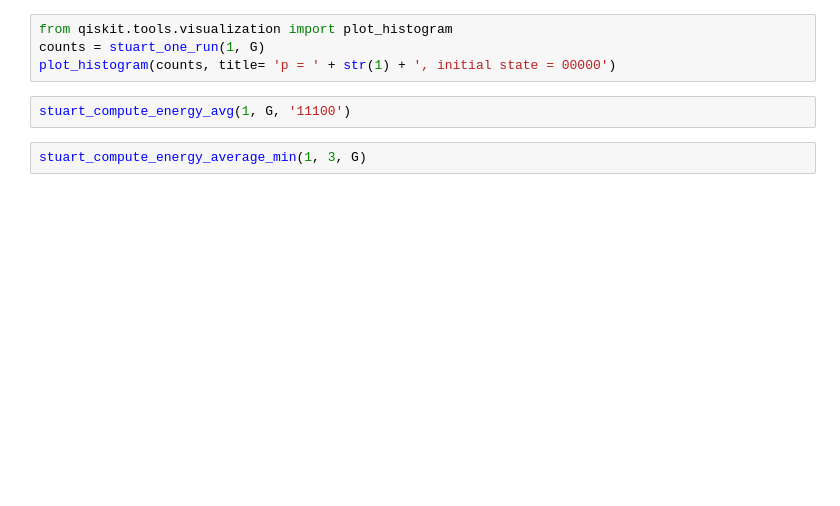
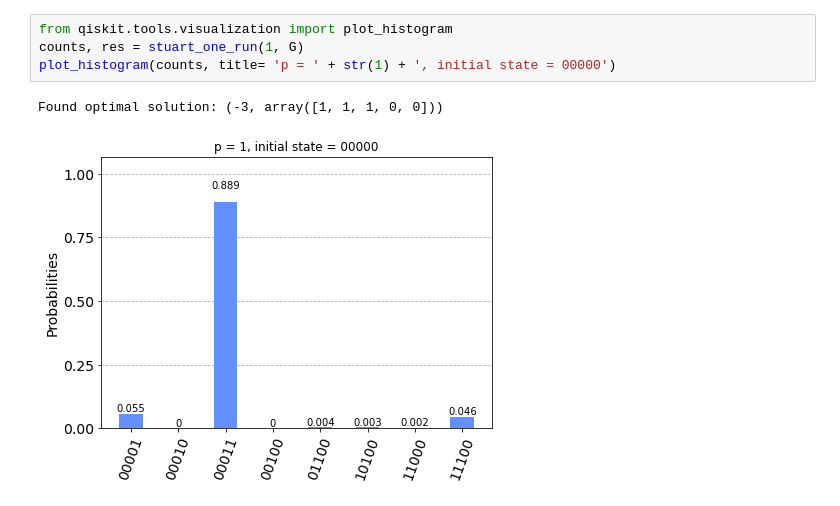
Before and after one commit to rsln-s/variationaltoolkit, a Jupyter notebook: examples/ansatz_comparison_demo.ipynb, the cells around one changed output. Drawn from its saved outputs; the diff is of its cells as text; blank space fills up the shorter version.

```diff
--- a/examples/ansatz_comparison_demo.ipynb
+++ b/examples/ansatz_comparison_demo.ipynb
@@ -16,8 +15,7 @@ nx.draw(G)
 # %%
 from qiskit.tools.visualization import plot_histogram
-counts = stuart_one_run(1, G)
+counts, res = stuart_one_run(1, G)
 plot_histogram(counts, title= 'p = ' + str(1) + ', initial state = 00000')
+# %% [output]
+Found optimal solution: (-3, array([1, 1, 1, 0, 0]))
+[figure, added]
-# %%
-stuart_compute_energy_avg(1, G, '11100')
-# %%
-stuart_compute_energy_average_min(1, 3, G)
```
Also changed, not shown: parts of 6 cells of this notebook.
